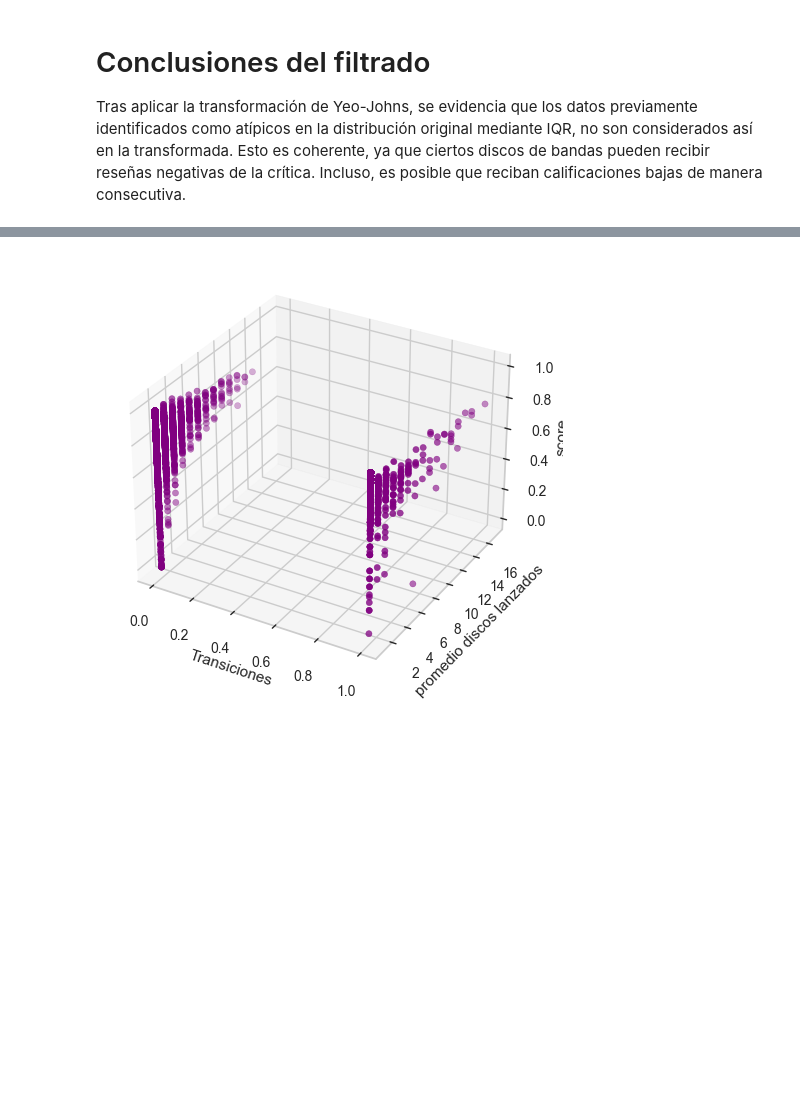
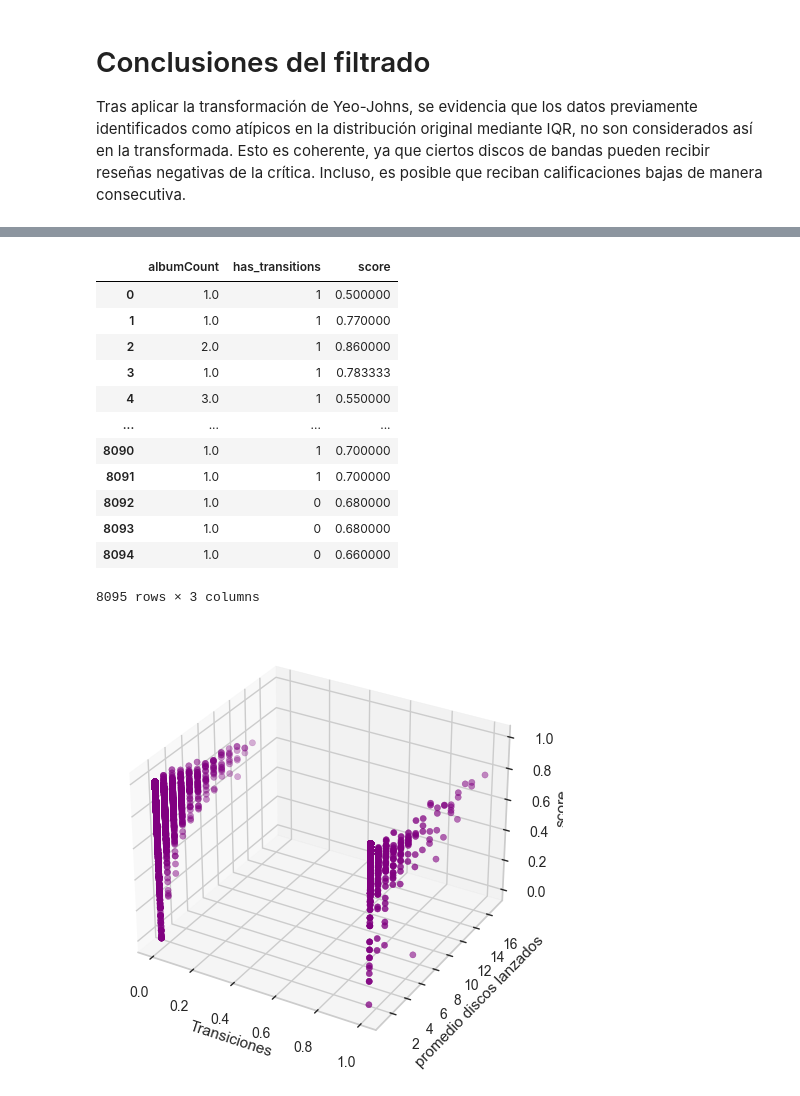
Before and after one commit to chainReactionCol/newRep, a Jupyter notebook: Data_StoryTelling_Sanchez_Ruiz.ipynb, the cells around one changed output, grey strips where cells are left out. Saved outputs shown, nothing was run; the diff lists cells and outputs as text; code cells hidden in the pictures; blank space fills up the shorter version.

```diff
--- a/Data_StoryTelling_Sanchez_Ruiz.ipynb
+++ b/Data_StoryTelling_Sanchez_Ruiz.ipynb
@@ -473,3 +489,20 @@ scatterMergedYeo=mergedYeo[['albumCount','has_transitions','score']]
+# %%
+scatterMergedYeo['has_transitions']=scatterMergedYeo['has_transitions'].astype(int)
+scatterMergedYeo
+# %% [output]
+|  | albumCount | has_transitions | score |
+| 0 | 1.0 | 1 | 0.500000 |
+| 1 | 1.0 | 1 | 0.770000 |
+| 2 | 2.0 | 1 | 0.860000 |
+| 3 | 1.0 | 1 | 0.783333 |
+| 4 | 3.0 | 1 | 0.550000 |
+| ... | ... | ... | ... |
+| 8090 | 1.0 | 1 | 0.700000 |
+| 8091 | 1.0 | 1 | 0.700000 |
+| 8092 | 1.0 | 0 | 0.680000 |
+| 8093 | 1.0 | 0 | 0.680000 |
+| 8094 | 1.0 | 0 | 0.660000 |
+8095 rows × 3 columns
 # %%
 fig = plt.figure()
 ax = fig.add_subplot(111, projection='3d')
```
Also changed, not shown: parts of 7 cells of this notebook.
